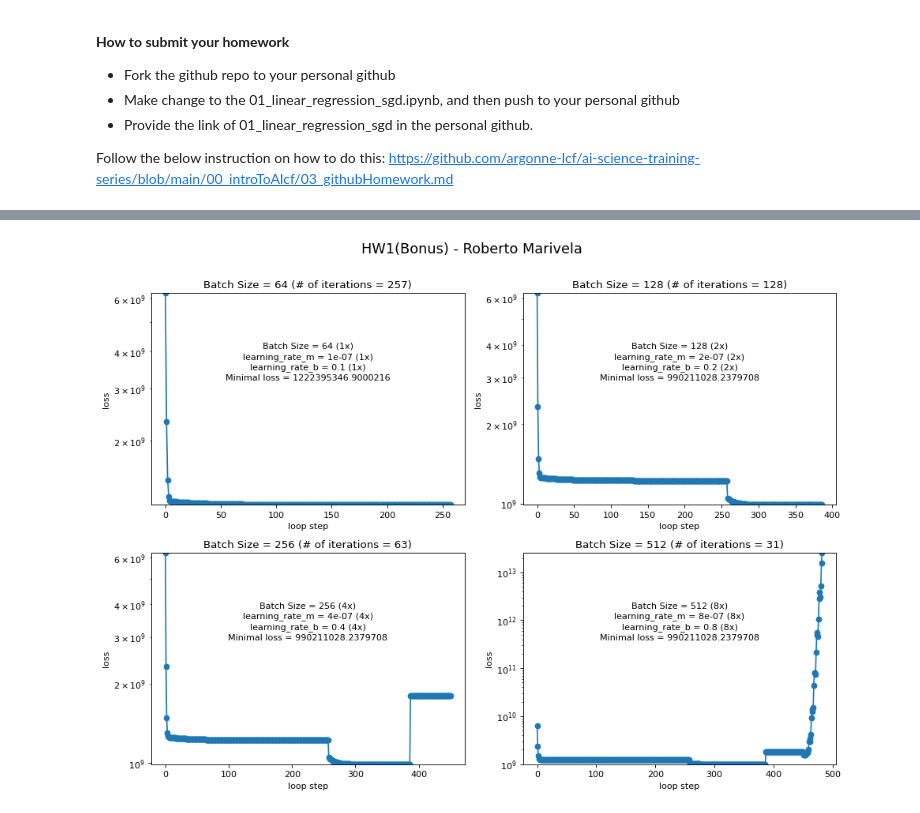
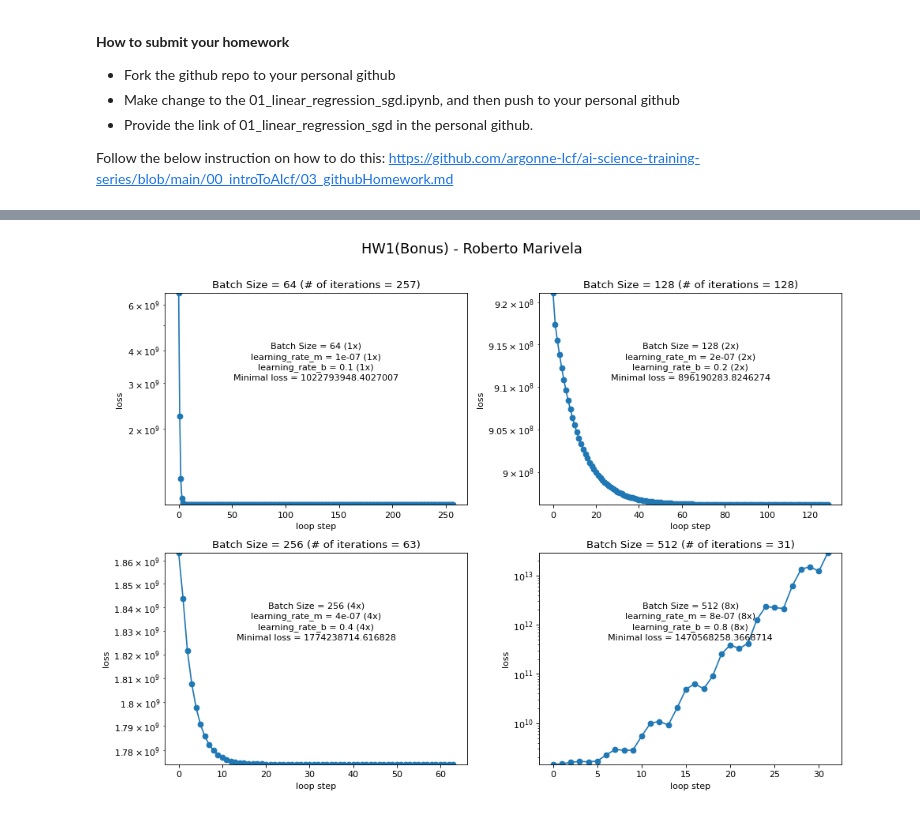
Before and after one commit to robmariv/ai-science-training-series, a Jupyter notebook: 01_intro_AI_on_Supercomputer/01_linear_regression_sgd.ipynb, the cells around one changed output, grey strips where cells are left out. Saved outputs shown, nothing was run; the diff lists cells and outputs as text; code cells hidden in the pictures.

```diff
--- a/01_intro_AI_on_Supercomputer/01_linear_regression_sgd.ipynb
+++ b/01_intro_AI_on_Supercomputer/01_linear_regression_sgd.ipynb
@@ -477,7 +477,7 @@ print(data.head())
 fig,ax  = plt.subplots(3,2,figsize=(18,12),dpi=80)
 fig.suptitle('HW1 - Roberto Marivela\n', fontsize=16)
 #batches = [64, 256, 1024, 4096]  # old
-batches = [32, 64, 128, 256, 512, 60]
+batches = [32, 60, 64, 128, 256, 512]
 for i, batch in enumerate(batches):
   print('\ni, batch', i, batch)
   row = i // 2
@@ -553,5 +553,5 @@ loop_N = 30*(len(data))//batch = 275
 # %%
-# Bonnus CELL - Roberto Marivela
+# Bonus CELL - Roberto Marivela
 import pandas as pd
 import numpy as np
 import matplotlib.pyplot as plt
@@ -635,7 +635,7 @@ for i, inc in enumerate(increases):
   data_x = data_batch['GrLivArea'].to_numpy()
   data_y = data_batch['SalePrice'].to_numpy()
 
-  # loss_history = []
+  loss_history = []
   loop_N = 30*(data['GrLivArea'].shape[0])//batch
   print('loop_N = 30*(data[GrLivArea].shape[0])//batch = ', loop_N)
   # loop_N = 30*(len(data))//batch
@@ -701 +701 @@ loop_N = 30*(len(data))//batch = 32
-[figure, old version]
+[figure, new version]
```
Also changed, not shown: parts of 2 cells of this notebook.
